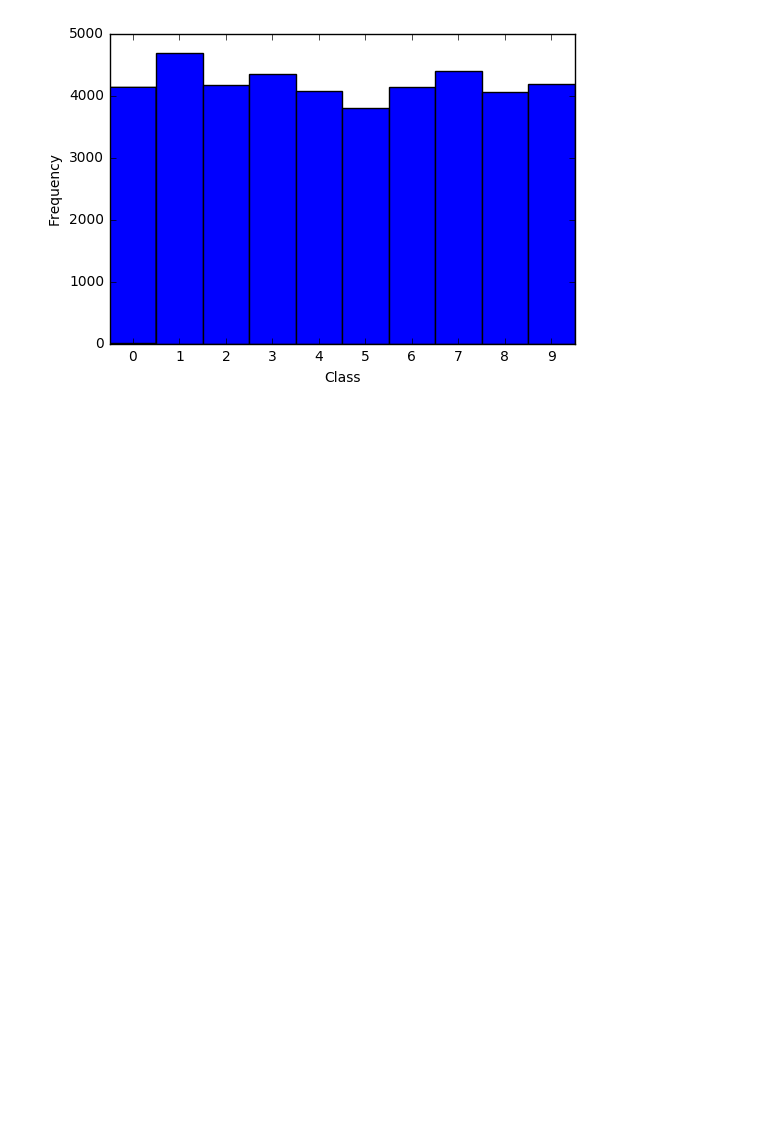
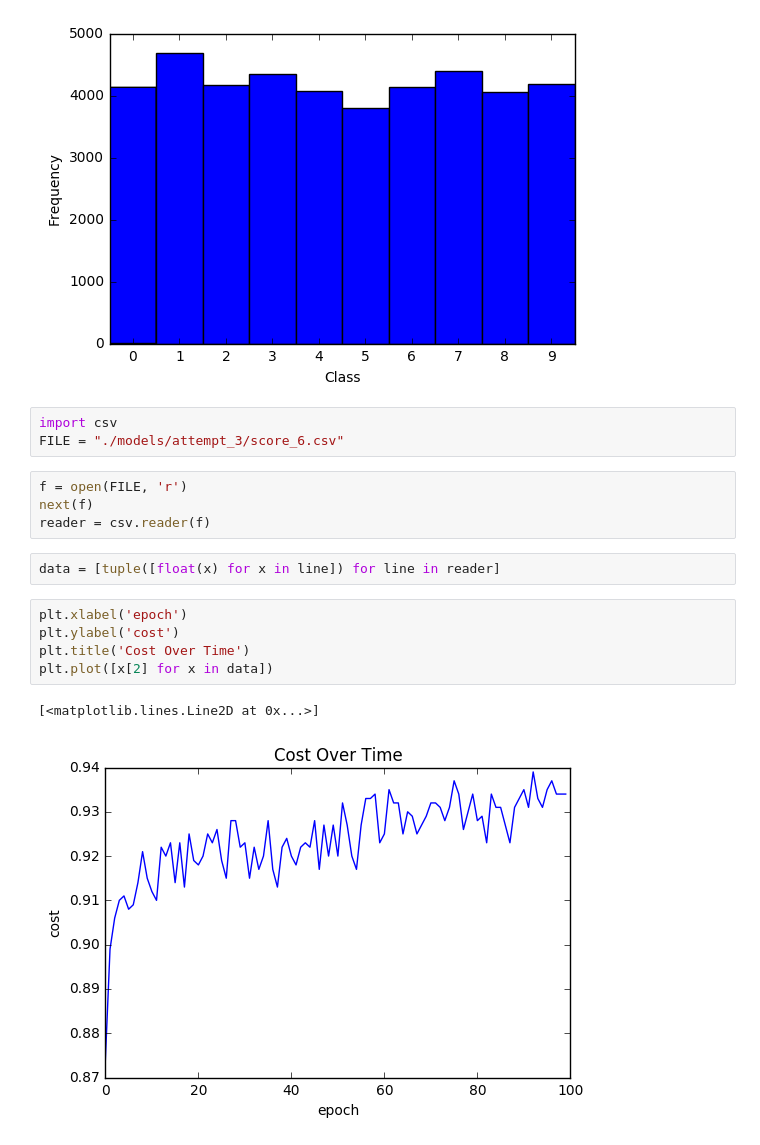
Before and after one commit to vaer-k/neural-net, a Jupyter notebook: MLND Capstone.ipynb, the cells around one changed output. Cells and saved outputs as stored; diff of their text form; blank space fills up the shorter version.

```diff
--- a/MLND Capstone.ipynb
+++ b/MLND Capstone.ipynb
@@ -15,3 +15,20 @@ train.label.plot(kind='hist', bins=np.arange(-0.5, 10.5, 1))
 # %% [output]
 <matplotlib.axes._subplots.AxesSubplot at 0x...>
 [figure]
+# %%
+import csv
+FILE = "./models/attempt_3/score_6.csv"
+# %%
+f = open(FILE, 'r')
+next(f)
+reader = csv.reader(f)
+# %%
+data = [tuple([float(x) for x in line]) for line in reader]
+# %%
+plt.xlabel('epoch')
+plt.ylabel('cost')
+plt.title('Cost Over Time')
+plt.plot([x[2] for x in data])
+# %% [output]
+[<matplotlib.lines.Line2D at 0x...>]
+[figure, added]
```
Also changed, not shown: 1 other file.
